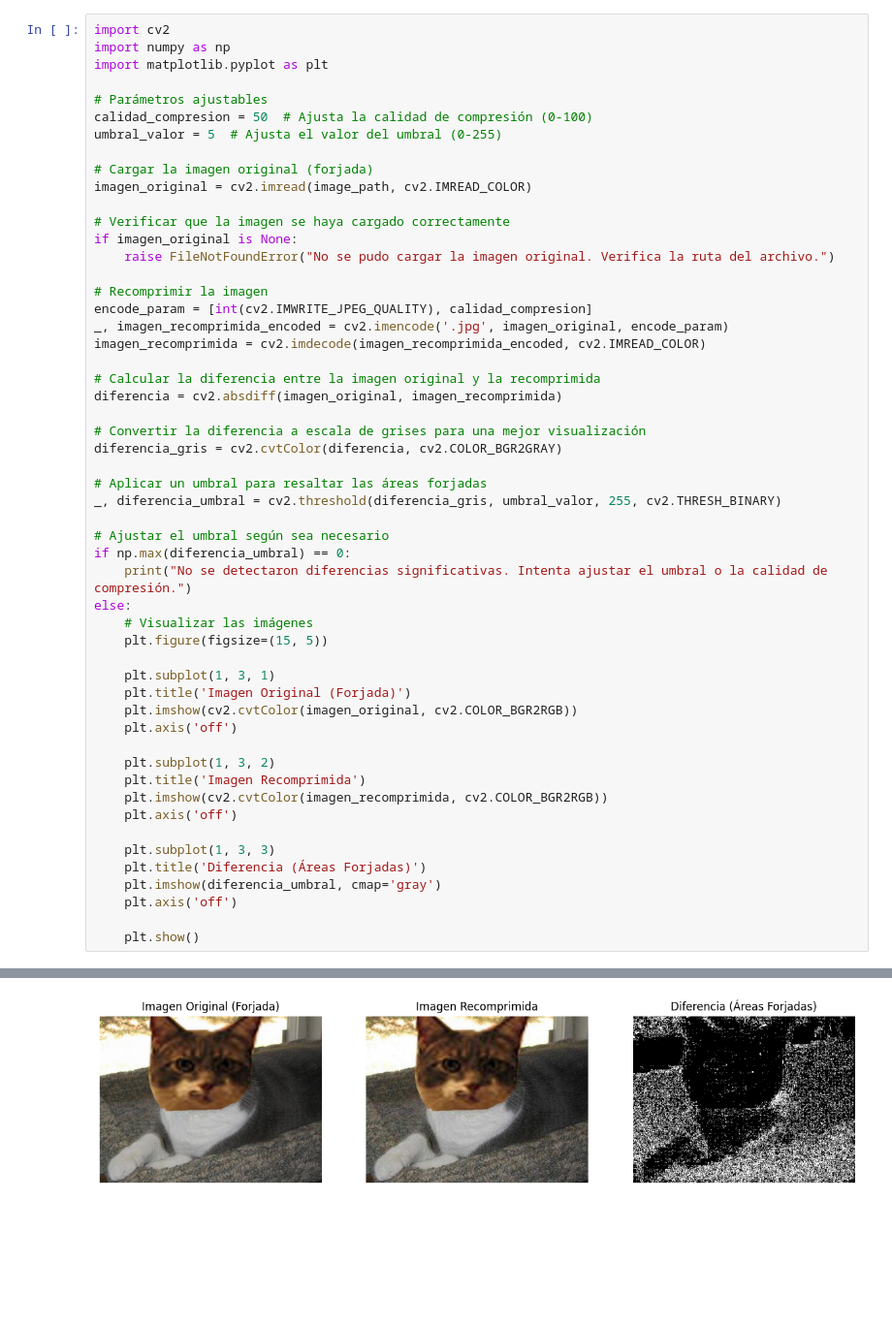
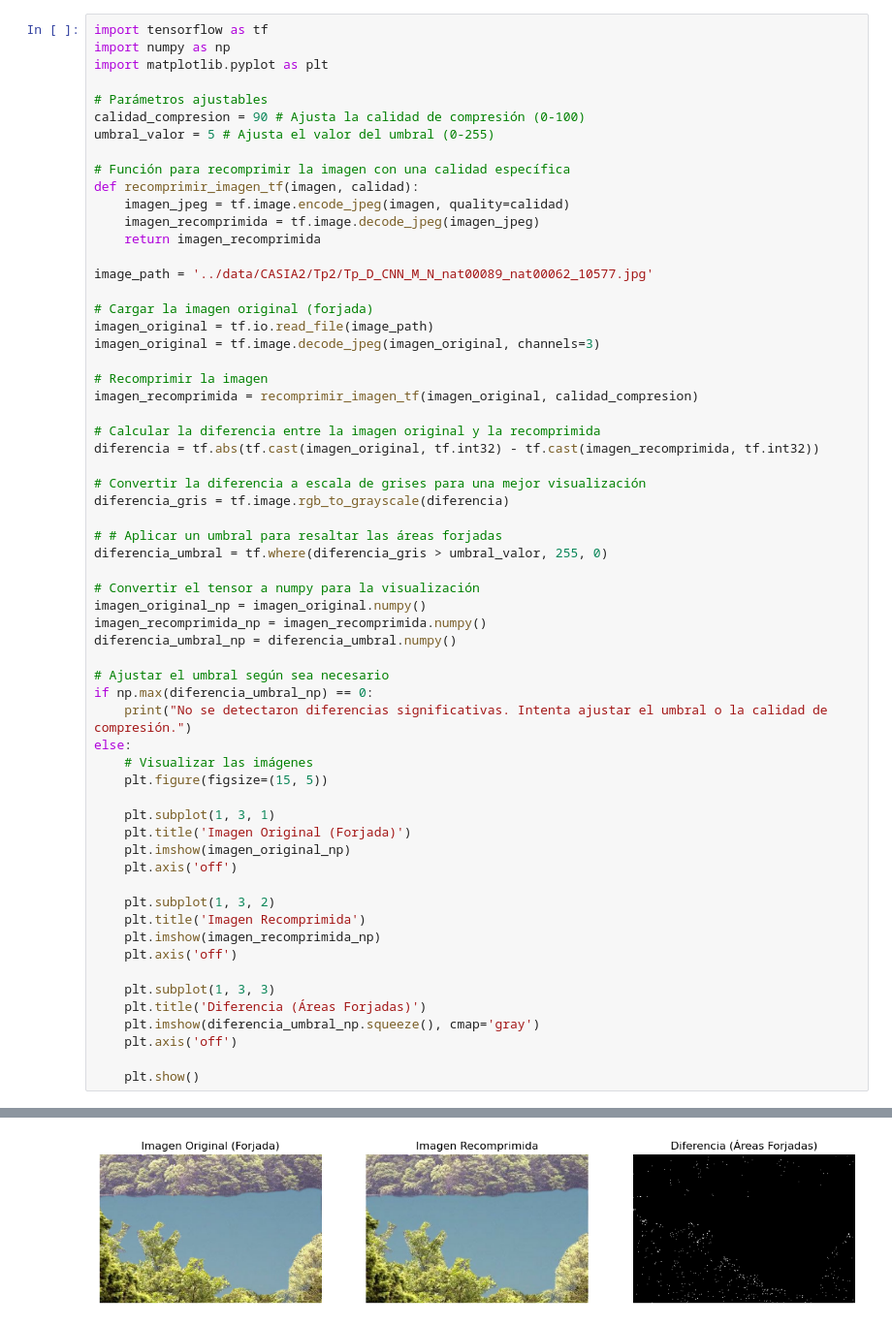
Before and after one commit to nose-cs/image-forgery-detection, a Jupyter notebook: notebooks/test.ipynb, the cells around one changed output, grey strips where cells are left out. Shown at 97% size. Cells and saved outputs as stored; diff of their text form; blank space fills up the shorter version.

```diff
--- a/notebooks/test.ipynb
+++ b/notebooks/test.ipynb
@@ -45,35 +63,43 @@ plt.show()
 # %%
-import cv2
+import tensorflow as tf
 import numpy as np
 import matplotlib.pyplot as plt
 
 # Parámetros ajustables
-calidad_compresion = 50  # Ajusta la calidad de compresión (0-100)
-umbral_valor = 5  # Ajusta el valor del umbral (0-255)
+calidad_compresion = 90 # Ajusta la calidad de compresión (0-100)
+umbral_valor = 5 # Ajusta el valor del umbral (0-255)
+
+# Función para recomprimir la imagen con una calidad específica
+def recomprimir_imagen_tf(imagen, calidad):
+    imagen_jpeg = tf.image.encode_jpeg(imagen, quality=calidad)
+    imagen_recomprimida = tf.image.decode_jpeg(imagen_jpeg)
+    return imagen_recomprimida
+
+image_path = '../data/CASIA2/Tp2/Tp_D_CNN_M_N_nat00089_nat00062_10577.jpg'
 
 # Cargar la imagen original (forjada)
-imagen_original = cv2.imread(image_path, cv2.IMREAD_COLOR)
-
-# Verificar que la imagen se haya cargado correctamente
-if imagen_original is None:
-    raise FileNotFoundError("No se pudo cargar la imagen original. Verifica la ruta del archivo.")
+imagen_original = tf.io.read_file(image_path)
+imagen_original = tf.image.decode_jpeg(imagen_original, channels=3)
 
 # Recomprimir la imagen
-encode_param = [int(cv2.IMWRITE_JPEG_QUALITY), calidad_compresion]
-_, imagen_recomprimida_encoded = cv2.imencode('.jpg', imagen_original, encode_param)
-imagen_recomprimida = cv2.imdecode(imagen_recomprimida_encoded, cv2.IMREAD_COLOR)
+imagen_recomprimida = recomprimir_imagen_tf(imagen_original, calidad_compresion)
 
 # Calcular la diferencia entre la imagen original y la recomprimida
-diferencia = cv2.absdiff(imagen_original, imagen_recomprimida)
+diferencia = tf.abs(tf.cast(imagen_original, tf.int32) - tf.cast(imagen_recomprimida, tf.int32))
 
 # Convertir la diferencia a escala de grises para una mejor visualización
-diferencia_gris = cv2.cvtColor(diferencia, cv2.COLOR_BGR2GRAY)
+diferencia_gris = tf.image.rgb_to_grayscale(diferencia)
 
-# Aplicar un umbral para resaltar las áreas forjadas
-_, diferencia_umbral = cv2.threshold(diferencia_gris, umbral_valor, 255, cv2.THRESH_BINARY)
+# # Aplicar un umbral para resaltar las áreas forjadas
+diferencia_umbral = tf.where(diferencia_gris > umbral_valor, 255, 0)
+
+# Convertir el tensor a numpy para la visualización
+imagen_original_np = imagen_original.numpy()
+imagen_recomprimida_np = imagen_recomprimida.numpy()
+diferencia_umbral_np = diferencia_umbral.numpy()
 
 # Ajustar el umbral según sea necesario
-if np.max(diferencia_umbral) == 0:
+if np.max(diferencia_umbral_np) == 0:
     print("No se detectaron diferencias significativas. Intenta ajustar el umbral o la calidad de compresión.")
 else:
     # Visualizar las imágenes
@@ -81,17 +107,17 @@ else:
 
     plt.subplot(1, 3, 1)
     plt.title('Imagen Original (Forjada)')
-    plt.imshow(cv2.cvtColor(imagen_original, cv2.COLOR_BGR2RGB))
+    plt.imshow(imagen_original_np)
     plt.axis('off')
 
     plt.subplot(1, 3, 2)
     plt.title('Imagen Recomprimida')
-    plt.imshow(cv2.cvtColor(imagen_recomprimida, cv2.COLOR_BGR2RGB))
+    plt.imshow(imagen_recomprimida_np)
     plt.axis('off')
 
     plt.subplot(1, 3, 3)
     plt.title('Diferencia (Áreas Forjadas)')
-    plt.imshow(diferencia_umbral, cmap='gray')
+    plt.imshow(diferencia_umbral_np.squeeze(), cmap='gray')
     plt.axis('off')
 
     plt.show()
@@ -99 +131 @@ else:
-[figure, old version]
+[figure, new version]
```
Also changed, not shown: parts of 6 cells of this notebook, 15 other files.
